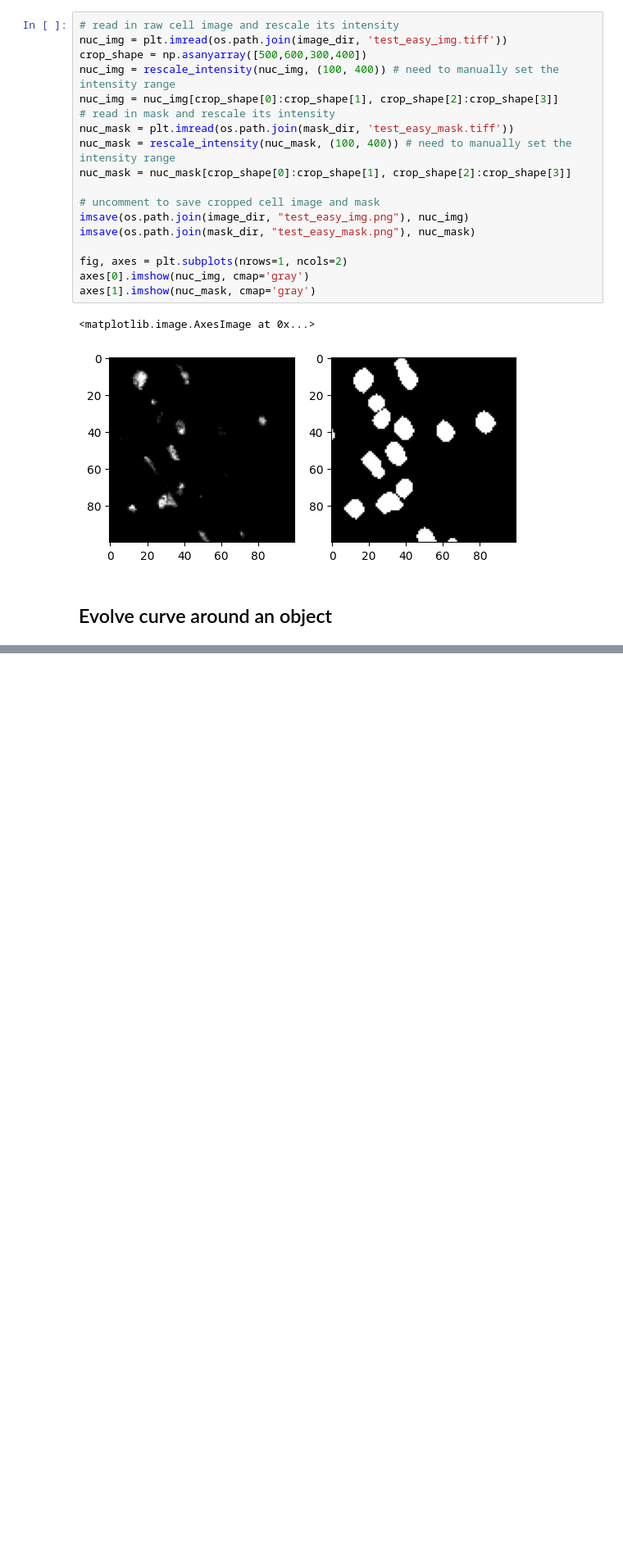
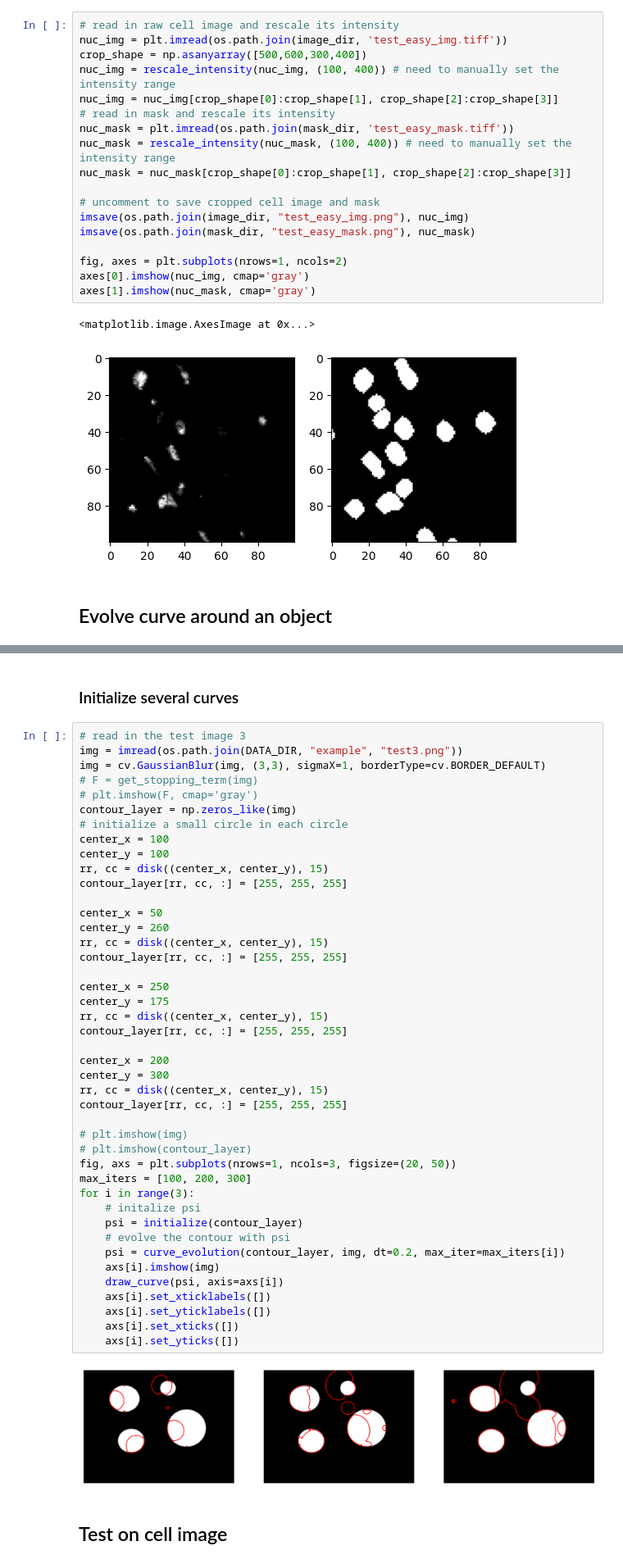
Before and after one commit to jgu13/CellSeg, a Jupyter notebook: Scripts/Test.ipynb, the cells around one changed output, grey strips where cells are left out. Shown: that part at 82% size. Drawn from its saved outputs; the diff is of its cells as text; blank space fills up the shorter version.

Commit message:
Before fixing curve_evolution

```diff
--- a/Scripts/Test.ipynb
+++ b/Scripts/Test.ipynb
@@ -149,0 +249,49 @@ draw_curve(curve_evolution(img, dt=0.5, max_iter=100), axis=ax)
+# %% [markdown]
+### Initialize several curves
+# %%
+# read in the test image 3
+img = imread(os.path.join(DATA_DIR, "example", "test3.png"))
+img = cv.GaussianBlur(img, (3,3), sigmaX=1, borderType=cv.BORDER_DEFAULT)
+# F = get_stopping_term(img)
+# plt.imshow(F, cmap='gray')
+contour_layer = np.zeros_like(img)
+# initialize a small circle in each circle
+center_x = 100
+center_y = 100
+rr, cc = disk((center_x, center_y), 15)
+contour_layer[rr, cc, :] = [255, 255, 255]
+
+center_x = 50
+center_y = 260
+rr, cc = disk((center_x, center_y), 15)
+contour_layer[rr, cc, :] = [255, 255, 255]
+
+center_x = 250
+center_y = 175
+rr, cc = disk((center_x, center_y), 15)
+contour_layer[rr, cc, :] = [255, 255, 255]
+
+center_x = 200
+center_y = 300
+rr, cc = disk((center_x, center_y), 15)
+contour_layer[rr, cc, :] = [255, 255, 255]
+
+# plt.imshow(img)
+# plt.imshow(contour_layer)
+fig, axs = plt.subplots(nrows=1, ncols=3, figsize=(20, 50))
+max_iters = [100, 200, 300]
+for i in range(3):
+    # initalize psi
+    psi = initialize(contour_layer)
+    # evolve the contour with psi
+    psi = curve_evolution(contour_layer, img, dt=0.2, max_iter=max_iters[i])
+    axs[i].imshow(img)
+    draw_curve(psi, axis=axs[i])
+    axs[i].set_xticklabels([])
+    axs[i].set_yticklabels([])
+    axs[i].set_xticks([])
+    axs[i].set_yticks([])
+# %% [output]
+[figure, added]
+# %% [markdown]
+## Test on cell image
```
Also changed, not shown: parts of 9 cells of this notebook.
